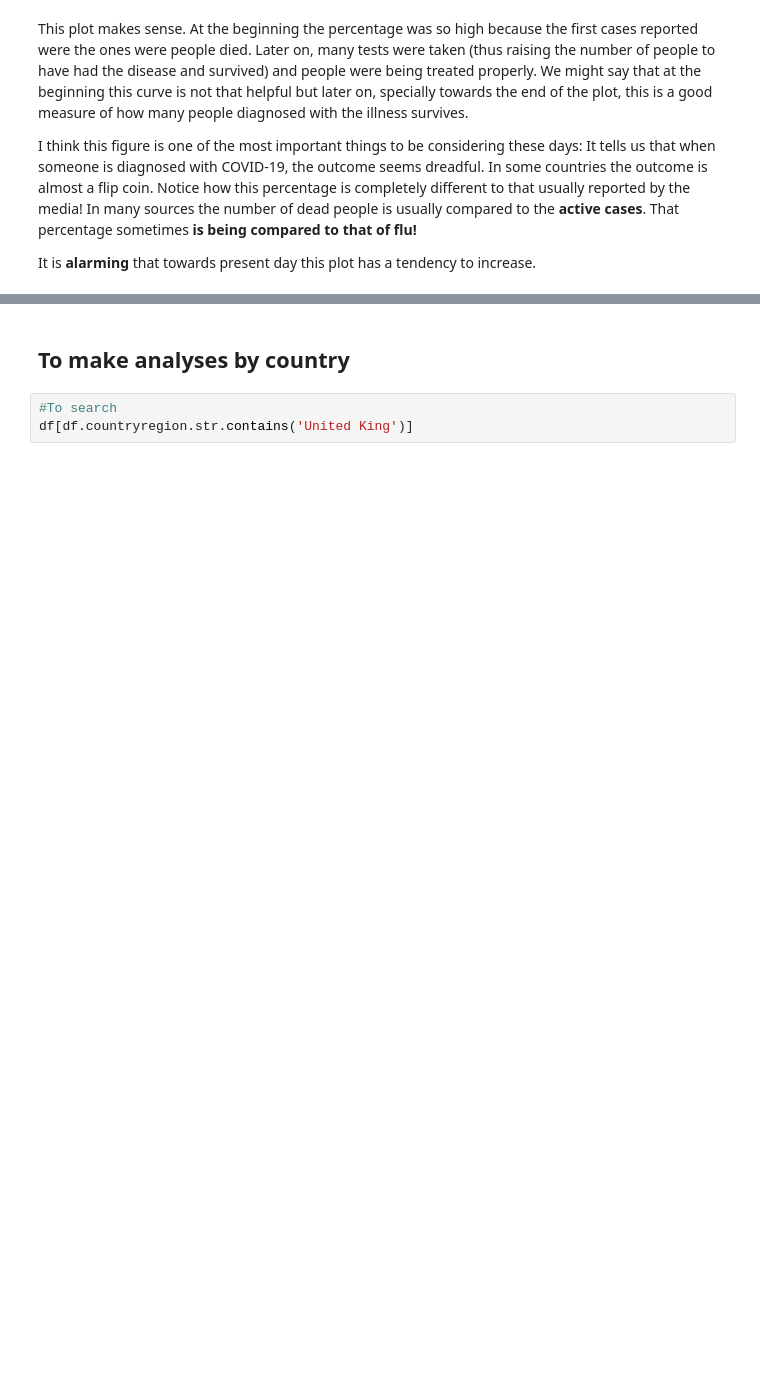
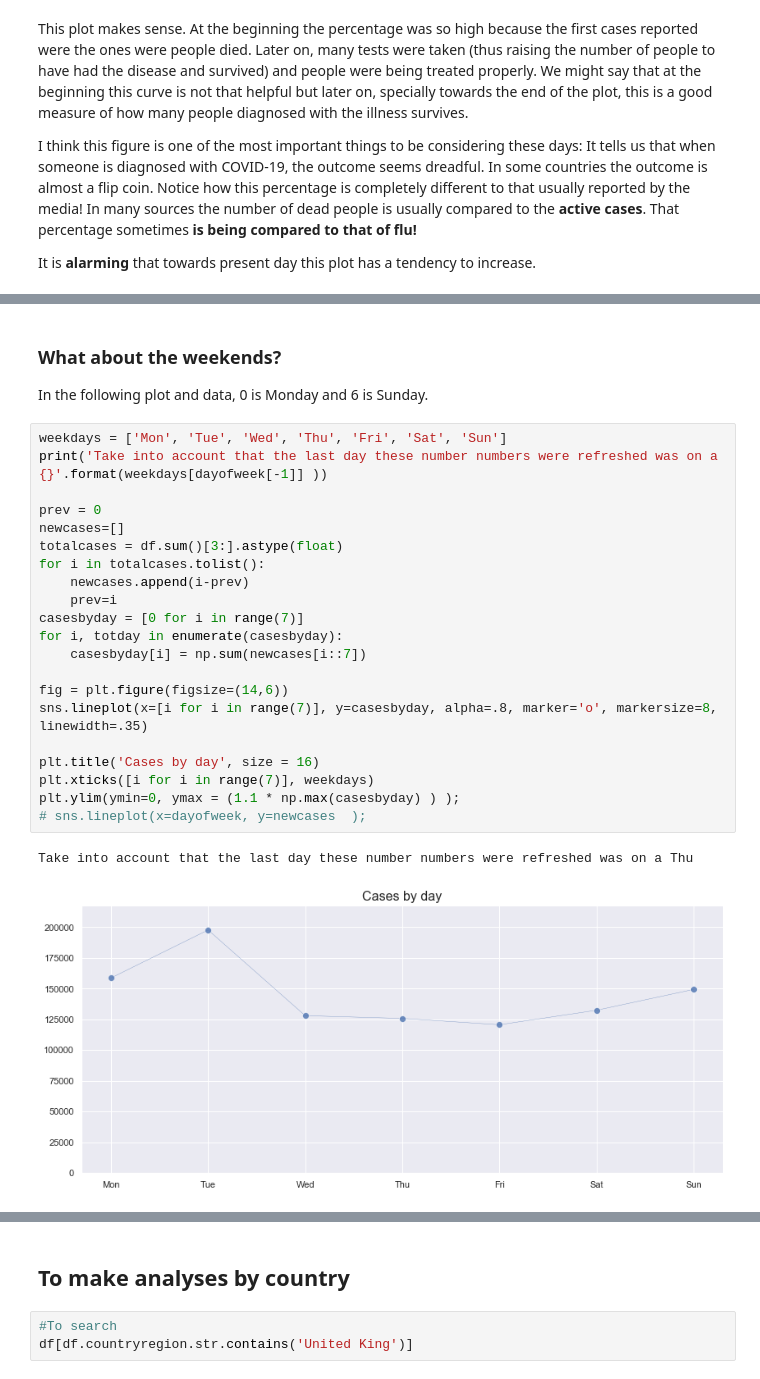
Before and after one commit to cuspime/Projects, a Jupyter notebook: COVID-19.ipynb, the cells around one changed output, grey strips where cells are left out. Drawn from its saved outputs; the diff is of its cells as text; blank space fills up the shorter version.

```diff
--- a/COVID-19.ipynb
+++ b/COVID-19.ipynb
@@ -166,0 +167,28 @@ As expected, we can see that over the weekends there are less cases reported. Ho
+# %% [markdown]
+###  What about the weekends?
+
+In the following plot and data, 0 is Monday and 6 is Sunday.
+# %%
+weekdays = ['Mon', 'Tue', 'Wed', 'Thu', 'Fri', 'Sat', 'Sun']
+print('Take into account that the last day these number numbers were refreshed was on a {}'.format(weekdays[dayofweek[-1]] ))
+
+prev = 0
+newcases=[]
+totalcases = df.sum()[3:].astype(float)
+for i in totalcases.tolist():
+    newcases.append(i-prev)
+    prev=i
+casesbyday = [0 for i in range(7)]
+for i, totday in enumerate(casesbyday):
+    casesbyday[i] = np.sum(newcases[i::7])
+
+fig = plt.figure(figsize=(14,6))
+sns.lineplot(x=[i for i in range(7)], y=casesbyday, alpha=.8, marker='o', markersize=8, linewidth=.35)
+
+plt.title('Cases by day', size = 16)
+plt.xticks([i for i in range(7)], weekdays)
+plt.ylim(ymin=0, ymax = (1.1 * np.max(casesbyday) ) );
+# sns.lineplot(x=dayofweek, y=newcases  );
+# %% [output]
+Take into account that the last day these number numbers were refreshed was on a Thu
+[figure, added]
```
Also changed, not shown: parts of 14 cells of this notebook.
